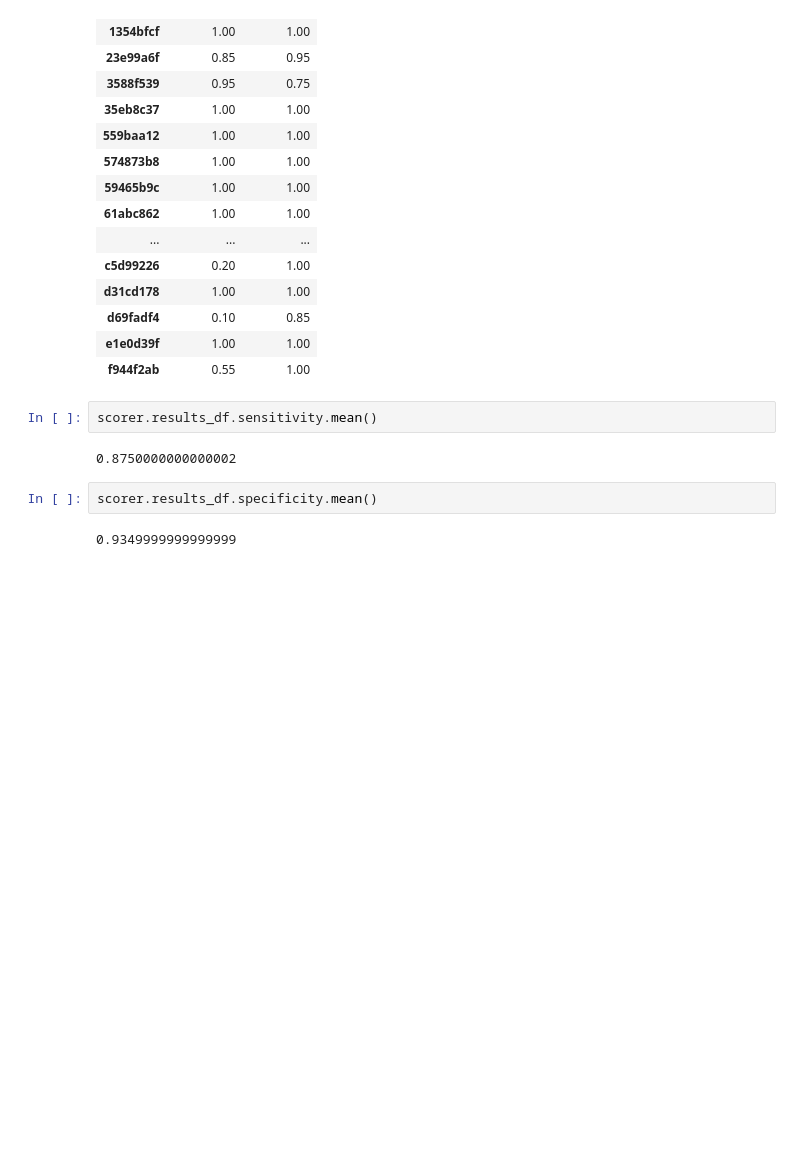
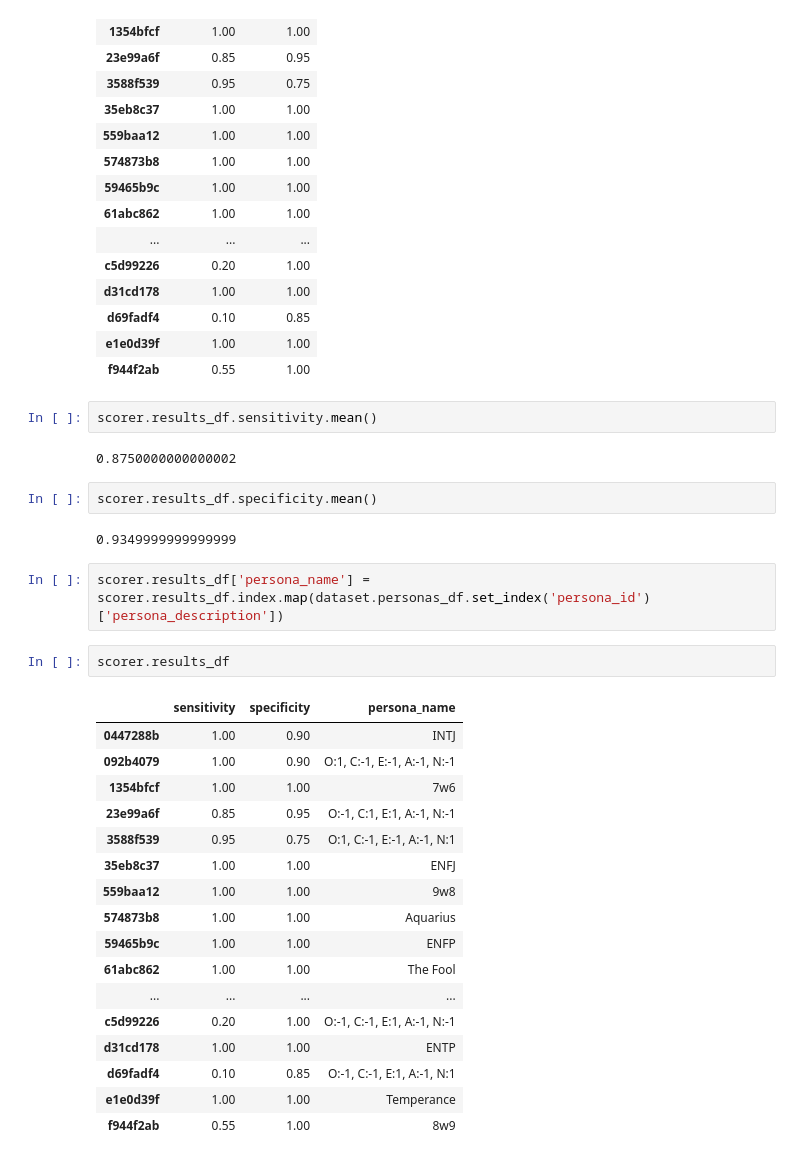
Before and after one commit to plastic-labs/steerability-eval, a Jupyter notebook: notebooks/steerability_eval.ipynb, the cells around one changed output. Cells and saved outputs as stored; diff of their text form; blank space fills up the shorter version.

```diff
--- a/notebooks/steerability_eval.ipynb
+++ b/notebooks/steerability_eval.ipynb
@@ -1250,3 +1250,25 @@ scorer.results_df.sensitivity.mean()
 scorer.results_df.specificity.mean()
 # %% [output]
 0.9349999999999999
+# %%
+scorer.results_df['persona_name'] = scorer.results_df.index.map(dataset.personas_df.set_index('persona_id')['persona_description'])
+# %%
+scorer.results_df
+# %% [output]
+|  | sensitivity | specificity | persona_name |
+| 0447288b | 1.00 | 0.90 | INTJ |
+| 092b4079 | 1.00 | 0.90 | O:1, C:-1, E:-1, A:-1, N:-1 |
+| 1354bfcf | 1.00 | 1.00 | 7w6 |
+| 23e99a6f | 0.85 | 0.95 | O:-1, C:1, E:1, A:-1, N:-1 |
+| 3588f539 | 0.95 | 0.75 | O:1, C:-1, E:-1, A:-1, N:1 |
+| 35eb8c37 | 1.00 | 1.00 | ENFJ |
+| 559baa12 | 1.00 | 1.00 | 9w8 |
+| 574873b8 | 1.00 | 1.00 | Aquarius |
+| 59465b9c | 1.00 | 1.00 | ENFP |
+| 61abc862 | 1.00 | 1.00 | The Fool |
+| ... | ... | ... | ... |
+| c5d99226 | 0.20 | 1.00 | O:-1, C:-1, E:1, A:-1, N:-1 |
+| d31cd178 | 1.00 | 1.00 | ENTP |
+| d69fadf4 | 0.10 | 0.85 | O:-1, C:-1, E:1, A:-1, N:1 |
+| e1e0d39f | 1.00 | 1.00 | Temperance |
+| f944f2ab | 0.55 | 1.00 | 8w9 |
```
Also changed, not shown: parts of 7 cells of this notebook, 3 other files.
